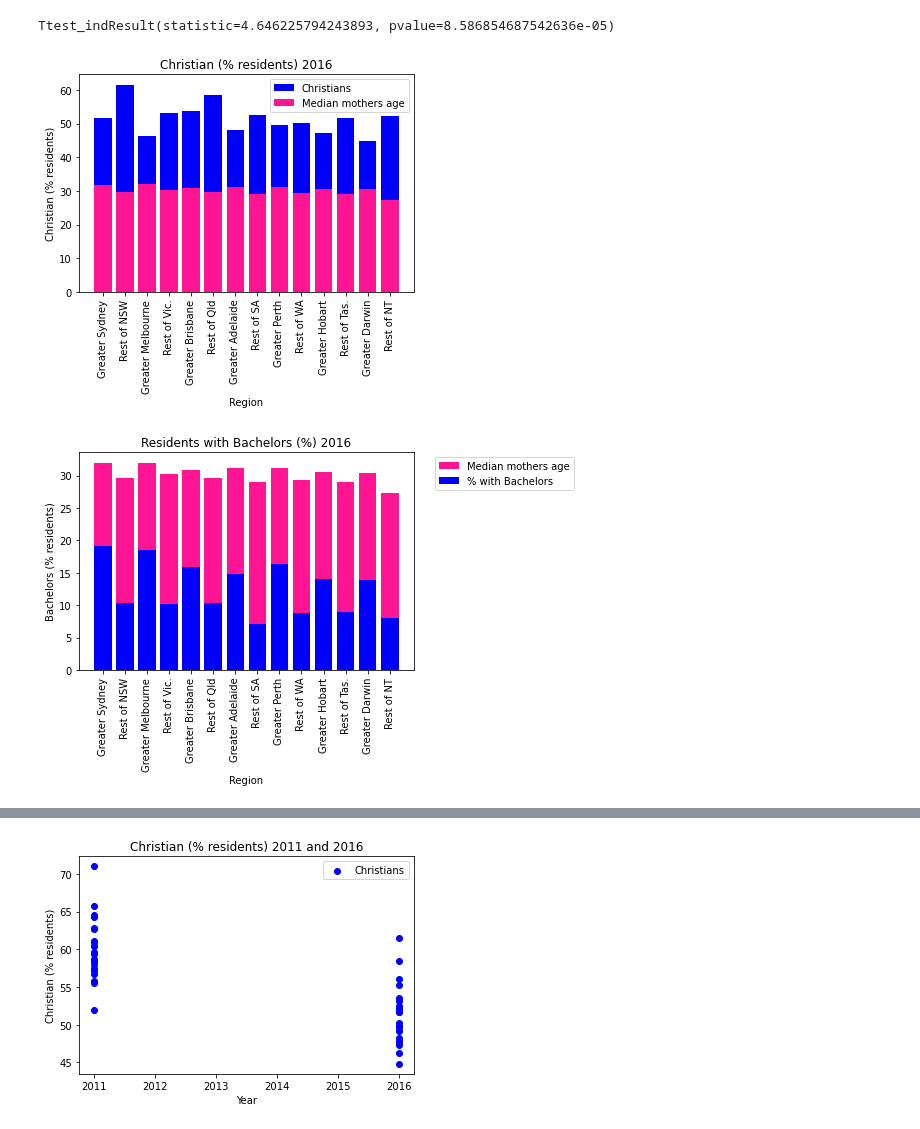
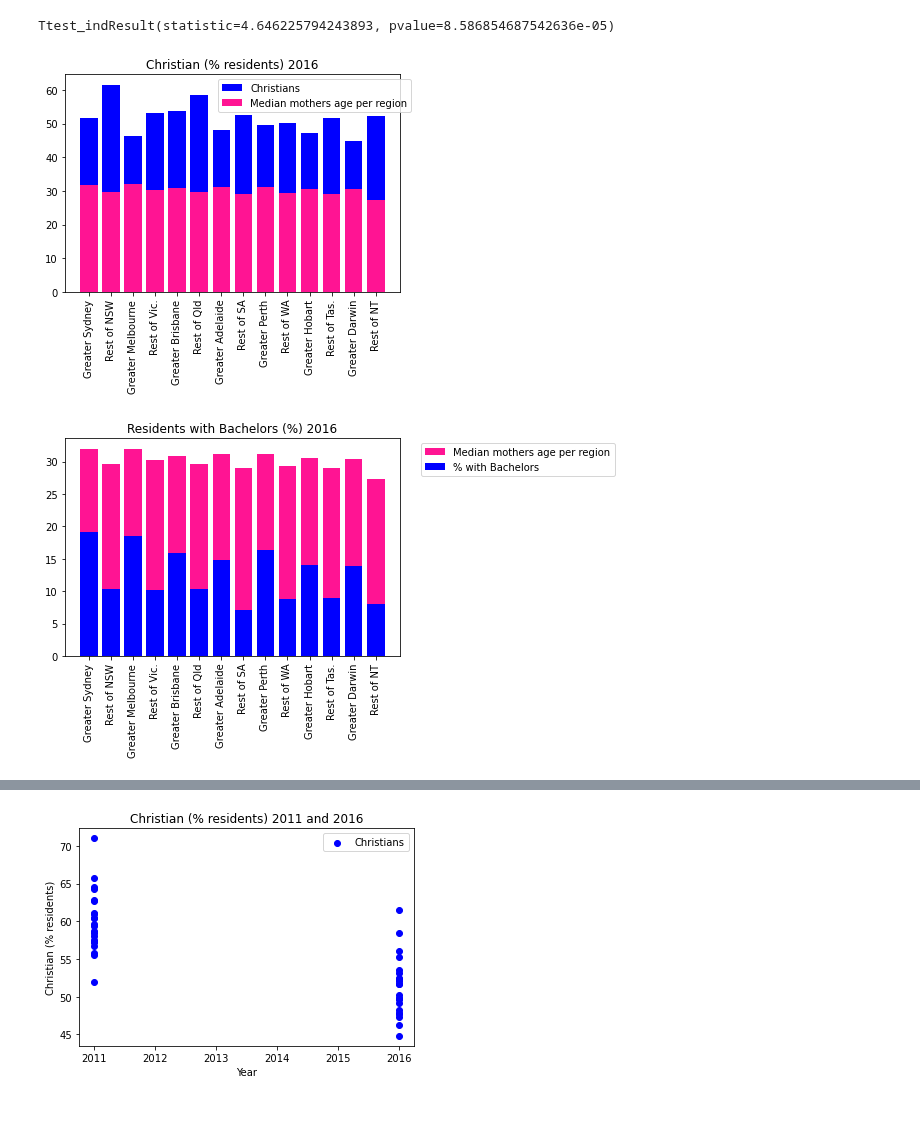
Before and after one commit to NathanJPotter/Team-Project-1, a Jupyter notebook: Project 1.ipynb, the cells around one changed output, grey strips where cells are left out. Saved outputs shown, nothing was run; the diff lists cells and outputs as text; code cells hidden in the pictures.

Commit message:
More graphs

```diff
--- a/Project 1.ipynb
+++ b/Project 1.ipynb
@@ -404,26 +404,26 @@ Ttest_indResult(statistic=4.646225794243893, pvalue=8.586854687542636e-05)
 # %%
 # plot christian data
 plt.bar(city_regional_2016_df["Region"], city_regional_2016_df["Christian (% residents)"], color = 'b', label = "Christians")
-plt.bar(city_regional_2016_df["Region"], city_regional_2016_df["Median age of mother"], color = 'deeppink', label = "Median mothers age")
+plt.bar(city_regional_2016_df["Region"], city_regional_2016_df["Median age of mother"], color = 'deeppink', label = "Median mothers age per region")
 
 plt.title("Christian (% residents) 2016")
-plt.xlabel("Region")
+# plt.xlabel("Region")
 plt.xticks(rotation = 90)
-plt.ylabel("Christian (% residents)")
-plt.legend();
+# plt.ylabel("Christian (% residents)")
+plt.legend(bbox_to_anchor=(1.05, 1.0), loc = 'best');
 # plt.show()
 # %% [output]
-[figure, old version]
+[figure, new version]
 # %%
 # plot bachelors data
-plt.bar(city_regional_2016_df["Region"], city_regional_2016_df["Median age of mother"], color = 'deeppink', label = "Median mothers age")
+plt.bar(city_regional_2016_df["Region"], city_regional_2016_df["Median age of mother"], color = 'deeppink', label = "Median mothers age per region")
 plt.bar(city_regional_2016_df["Region"], city_regional_2016_df["% with Bachelors"], color = 'b', label = "% with Bachelors")
 
 plt.title("Residents with Bachelors (%) 2016")
-plt.xlabel("Region")
+# plt.xlabel("Region")
 plt.xticks(rotation = 90)
-plt.ylabel("Bachelors (% residents)")
+# plt.ylabel("Bachelors (% residents)")
 plt.legend(bbox_to_anchor=(1.05, 1.0), loc = 'best');
 # plt.show()
 # %% [output]
-[figure, old version]
+[figure, new version]
```
Also changed, not shown: parts of 2 cells of this notebook.
